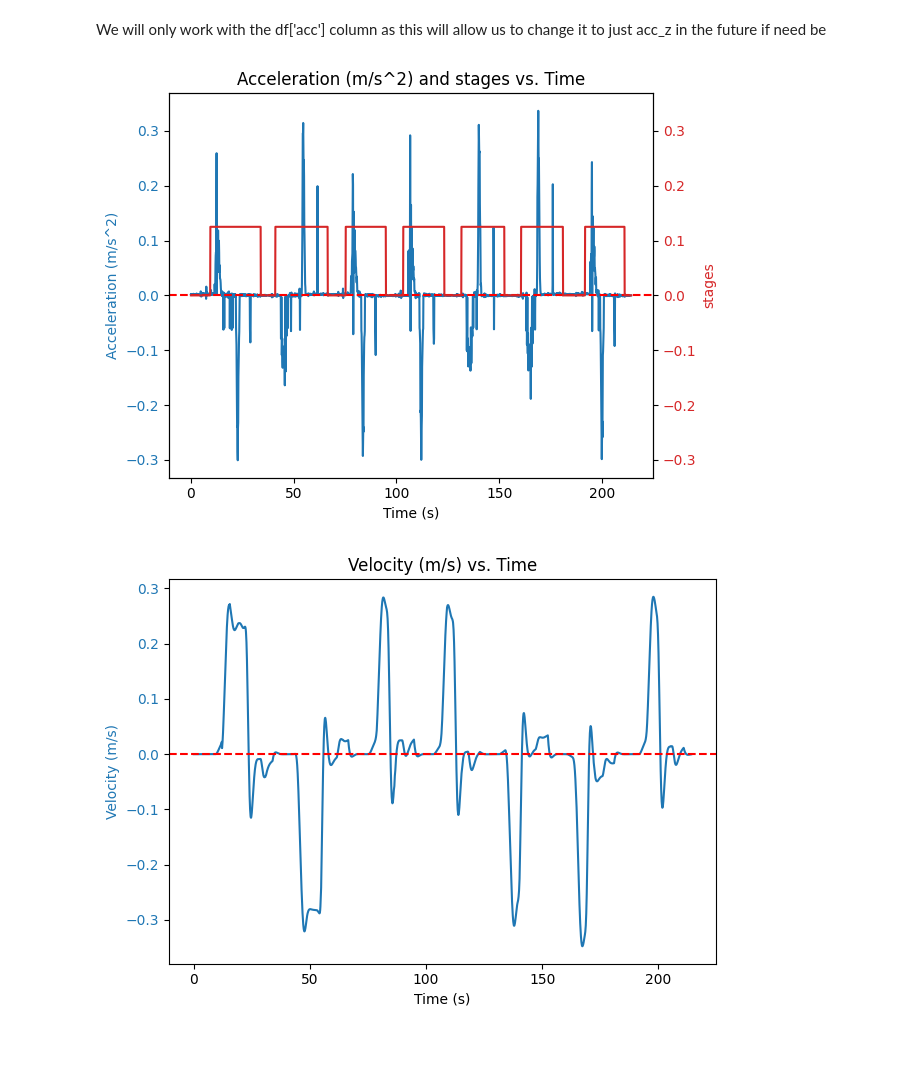
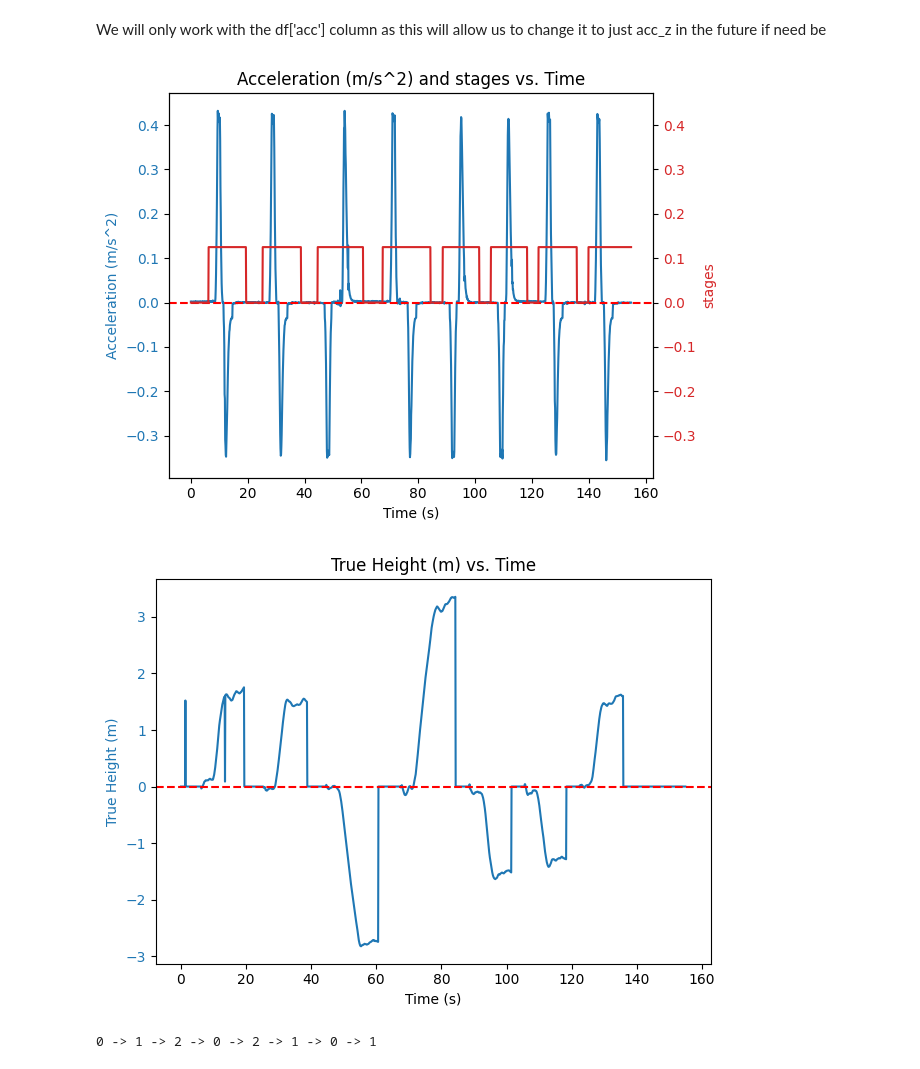
Before and after one commit to OGreenwood672/pr_kalman, a Jupyter notebook: analysis.ipynb, the cells around one changed output. Saved outputs shown, nothing was run; the diff lists cells and outputs as text; code cells hidden in the pictures.

```diff
--- a/analysis.ipynb
+++ b/analysis.ipynb
@@ -443,6 +473,7 @@ def split_dataframe_by_stages(df, buffer):
         list: A list of DataFrames, each representing a section of the original DataFrame.
     """
     sections = []
+    indexes = []
     in_section = False
     start_index = None
 
@@ -456,8 +487,9 @@ def split_dataframe_by_stages(df, buffer):
             in_section = False
             end_index = min(len(df), i + buffer)  # Add buffer after the section
             sections.append(df.iloc[start_index:end_index])
+            indexes.append(end_index)
 
-    return sections
+    return sections, indexes
 # %%
 def get_true_values(df, accelerometer_variance, barometer_variance):
 
@@ -469,8 +501,6 @@ def get_true_values(df, accelerometer_variance, barometer_variance):
     barometer_variance: The variance of the barometer
     """
 
-    df.loc[0:len(df), [TRUE_DISPLACEMENT]] = None
-    df.loc[0:len(df), [TRUE_VELOCITY]] = None
     kf = kalman_filters.KalmanFilter(0, 0, accelerometer_variance, barometer_variance)
     for i in df.index:
 
@@ -658,13 +688,13 @@ def main():
             shutil.rmtree(item_path)
 
     datastreams = "./datastreams"
-    folder = os.listdir(datastreams)[0]
+    folder = os.listdir(datastreams)[1]
     dtype = [('timestamp', 'int32'), ('acceleration', 'float32'), ('pressure', 'float32')]
     data_size_from_mins = lambda mins : int(FREQUENCY * 60 * mins)
     data_shape = (data_size_from_mins(10),)
 
-    data_path = f"{datastreams}/{os.listdir(datastreams)[0]}/0.dat"
-    data = np.memmap(data_path, dtype=dtype, mode='r', shape=data_shape)
+    data_path = f"{datastreams}/{folder}/0.dat"
+    data = np.memmap(data_path, dtype=dtype, mode='r', shape=data_shape)[:1500]
 
     df = pd.DataFrame(data, columns=['timestamp', 'acceleration', 'pressure'])
 
@@ -681,6 +711,7 @@ def main():
     df.loc[0:len(df), [TRUE_VELOCITY]] = 0
     df.loc[0:len(df), [BAROMETER_LEVELS]] = 0
 
+
     # Get initial stages
 
     # drift_correction(df, ACCELERATION, bound=ACCELEROMETER_DRIFT_CORRECTION_BOUND)
@@ -689,73 +720,74 @@ def main():
 
     # integrate(df, ACCELERATION, TIMESTAMPS, MODEL_VELOCITY)
 
-    get_relative_stages(df, maxlen=15, mean_threshold=0.02, variance_threshold=0.00005, buffer_seconds=5)
+    get_stages(df, maxlen=15, mean_threshold=0.02, variance_threshold=0.00005, buffer_seconds=5)
 
-    _, acc_var = get_dist(df, ACCELERATION, 0, df[df[STAGES] == 1].index[0])
+    first_journey = df[df[STAGES] == 1].index[0]
+    _, acc_var = get_dist(df, ACCELERATION, 0, first_journey)
 
     df[STAGES] /= 8
     chart(df, ACCELERATION, STAGES)
     df[STAGES] *= 8
 
-    journeys = split_dataframe_by_stages(df, 0)
+    journeys, journey_end_index = split_dataframe_by_stages(df, 0)
     for journey in journeys:
         journey.reset_index(drop=True, inplace=True)
 
         smooth_kalman(journey, ACCELERATION, 0.1)
         journey.loc[0:len(journey), [ACCELERATION]] -= journey[ACCELERATION].mode().mean()
 
         integrate(journey, ACCELERATION, TIMESTAMPS, MODEL_VELOCITY)
-
-        # correct_vel_at_constant(df)
-        # correct_vel_to_go_back_to_zero(df)
-        # correct_vel_at_stationary(df, VELOCITY_PULL_TO_ZERO)
-
 
         integrate(journey, MODEL_VELOCITY, TIMESTAMPS, MODEL_DISPLACEMENT)
 
         journey.loc[0:len(journey), [BAROMETER_HEIGHT]] = journey[PRESSURE].apply(height.calculate_height)
         # bar_mean, bar_var = get_dist(journey, BAROMETER_HEIGHT, 0, journey[journey[STAGES] == 1].index[0])
         bar_var = 0.1
         drift_correction(journey, BAROMETER_HEIGHT, bound=BAROMETER_DRIFT_CORRECTION_BOUND)
         smooth_kalman(journey, BAROMETER_HEIGHT, bar_var)
         # barometer_height_snap_to_floor(df, MIN_FLOOR_SPACING)
 
         journey.loc[0:len(journey), [BAROMETER_HEIGHT]] /= 2.6
 
+        get_true_values(journey, 0.2, 0.05)
+
         df.update(journey.set_index(TIMESTAMPS))
 
-    # for t in df[TIMESTAMPS]:
-    #     print(t)
+    print("Based on Barometer:")
+    delta_heights = []
+    for i in journey_end_index:
+        delta_heights.append(df[BAROMETER_HEIGHT].iloc[i - 1])
 
-    # base = 0
-    # for i in range(1, len(df)):
-    #     if df[MODEL_DISPLACEMENT].iloc[i - 1] != base and df[MODEL_DISPLACEMENT].iloc[i] == base:
-    #         df.loc[i:, [MODEL_DISPLACEMENT]] += df[MODEL_DISPLACEMENT].iloc[i - 1]
-    #         base += df[MODEL_DISPLACEMENT].iloc[i - 1]
+    floor_journey = get_floor_journey(delta_heights)
+    print(' -> '.join([str(i) for i in floor_journey]))
 
-    smooth_kalman(df, MODEL_VELOCITY, 0.2)
-    # smooth_kalman(df, MODEL_DISPLACEMENT, 0.2)
+    print("Based on Accelerometer:")
+    delta_heights = []
+    for i in journey_end_index:
+        delta_heights.append(df[MODEL_DISPLACEMENT].iloc[i - 1])
 
-    # integrate(df, MODEL_VELOCITY, TIMESTAMPS, 't')
-    # chart(df, 't')
+    floor_journey = get_floor_journey(delta_heights)
+    print(' -> '.join([str(i) for i in floor_journey]))
 
-    chart(df, MODEL_VELOCITY)
+    print("Based on sensor fusion of Barometer and Accelerometer:")
+    delta_heights = []
+    for i in journey_end_index:
+        delta_heights.append(df[TRUE_DISPLACEMENT].iloc[i - 1])
+
+    floor_journey = get_floor_journey(delta_heights)
+    print(' -> '.join([str(i) for i in floor_journey]))
+
+    # for i in journey_end_index[::-1]:
+    #     df.loc[i:, [MODEL_DISPLACEMENT]] += df[MODEL_DISPLACEMENT].iloc[i - 1]
+    #     df.loc[i:, [BAROMETER_HEIGHT]] += df[BAROMETER_HEIGHT].iloc[i - 1]
+
     chart(df, MODEL_DISPLACEMENT)
     chart(df, BAROMETER_HEIGHT)
-
-    # correct_height_at_stationary(df, MODEL_DISPLACEMENT)
-    # correct_height_from_barometer_levels(df, MODEL_DISPLACEMENT)
-
-    get_true_values(df, acc_var, bar_var)
-
-    # correct_height_at_stationary(df, TRUE_DISPLACEMENT)
-    # correct_height_from_barometer_levels(df, MODEL_DISPLACEMENT)
-
-    chart(df, TRUE_VELOCITY)
     chart(df, TRUE_DISPLACEMENT)
 
-    # save_df(df, save_dir + folder, "bob")
+    save_df(df, save_dir + folder, "bob")
 main()
 # %% [output]
-[figure, old version]
+[figure, new version]
-[figure, old version]
+[figure, new version]
+0 -> 1 -> 2 -> 0 -> 2 -> 1 -> 0 -> 1
```
Also changed, not shown: parts of 3 cells of this notebook, 3 other files.
